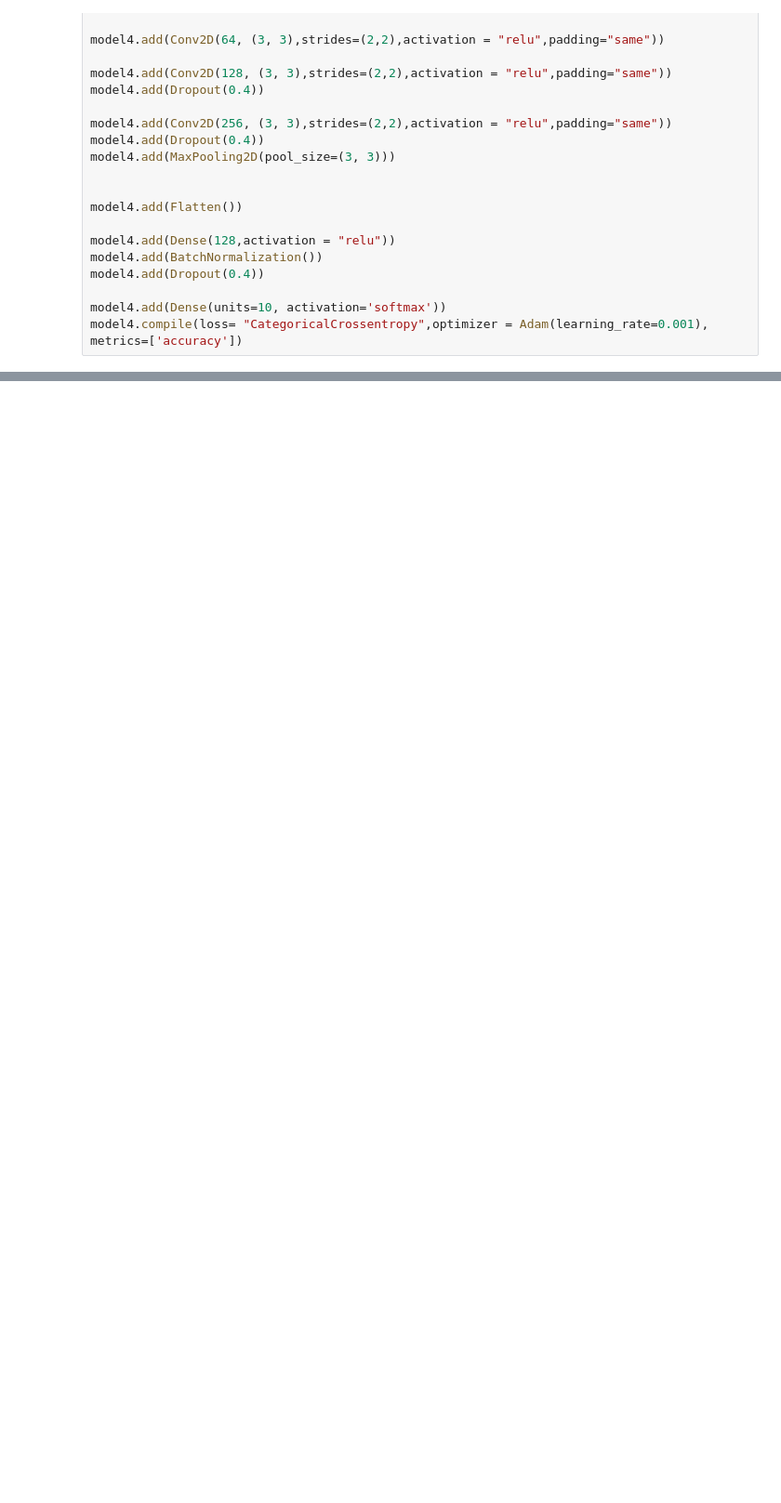
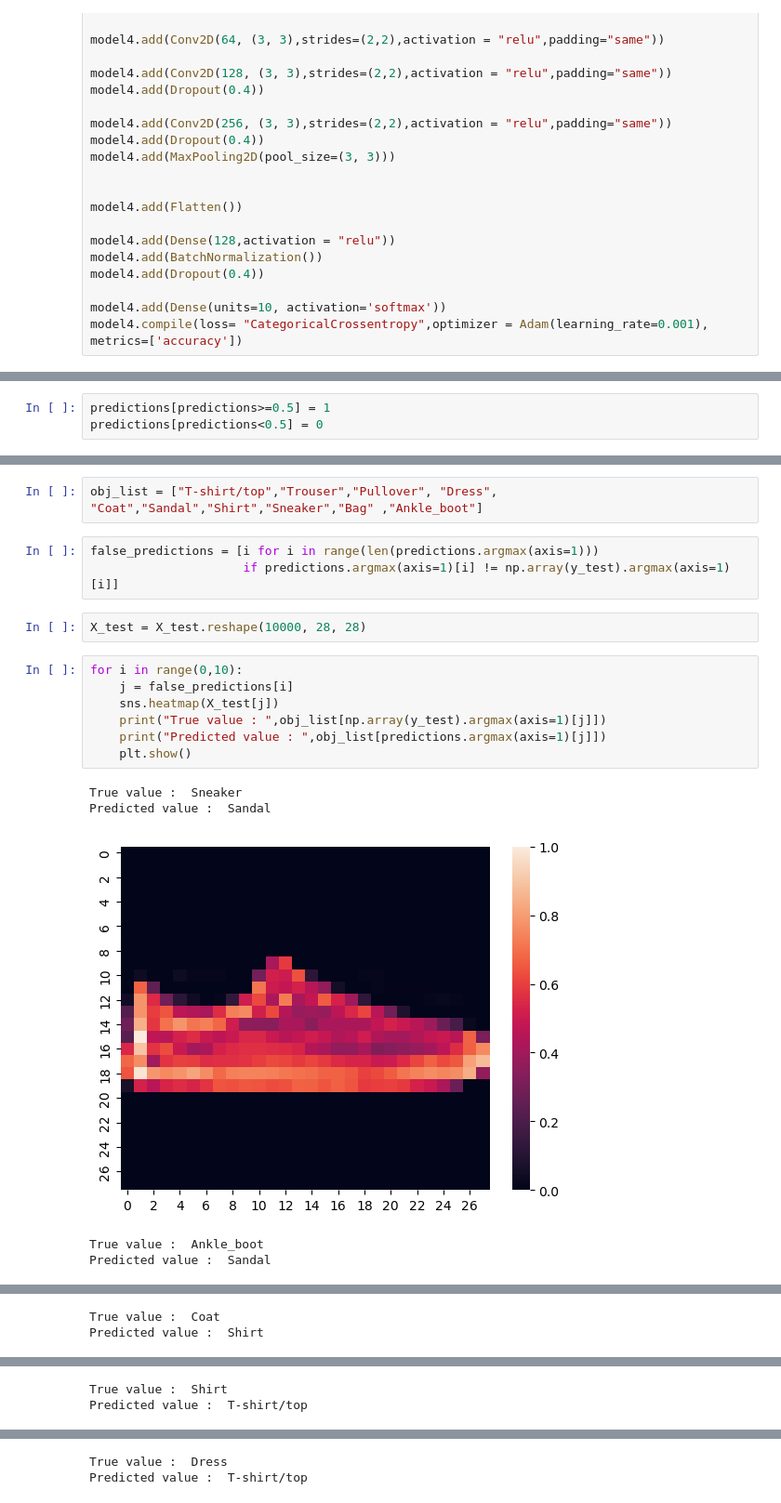
Before and after one commit to JanGorczynski/Image-recognition-fashion-mnist, a Jupyter notebook: Image recognition.ipynb, the cells around one changed output, grey strips where cells are left out. Shown: that part at 93% size. Drawn from its saved outputs; the diff is of its cells as text; blank space fills up the shorter version.

```diff
--- a/Image recognition.ipynb
+++ b/Image recognition.ipynb
@@ -590,0 +598,3 @@ plt.legend(['train', 'validation'], loc='upper left')
+# %%
+predictions[predictions>=0.5] = 1
+predictions[predictions<0.5] = 0
@@ -590,0 +636,20 @@ plt.legend(['train', 'validation'], loc='upper left')
+# %%
+obj_list = ["T-shirt/top","Trouser","Pullover", "Dress", "Coat","Sandal","Shirt","Sneaker","Bag" ,"Ankle_boot"]
+# %%
+false_predictions = [i for i in range(len(predictions.argmax(axis=1)))
+                     if predictions.argmax(axis=1)[i] != np.array(y_test).argmax(axis=1)[i]]
+# %%
+X_test = X_test.reshape(10000, 28, 28)
+# %%
+for i in range(0,10):
+    j = false_predictions[i]
+    sns.heatmap(X_test[j])
+    print("True value : ",obj_list[np.array(y_test).argmax(axis=1)[j]])
+    print("Predicted value : ",obj_list[predictions.argmax(axis=1)[j]])
+    plt.show()
+# %% [output]
+True value :  Sneaker
+Predicted value :  Sandal
+[figure, added]
+True value :  Ankle_boot
+Predicted value :  Sandal
@@ -590,0 +657,2 @@ plt.legend(['train', 'validation'], loc='upper left')
+True value :  Coat
+Predicted value :  Shirt
@@ -590,0 +660,2 @@ plt.legend(['train', 'validation'], loc='upper left')
+True value :  Shirt
+Predicted value :  T-shirt/top
@@ -590,0 +663,2 @@ plt.legend(['train', 'validation'], loc='upper left')
+True value :  Dress
+Predicted value :  T-shirt/top
```
Also changed, not shown: parts of 54 cells of this notebook.
